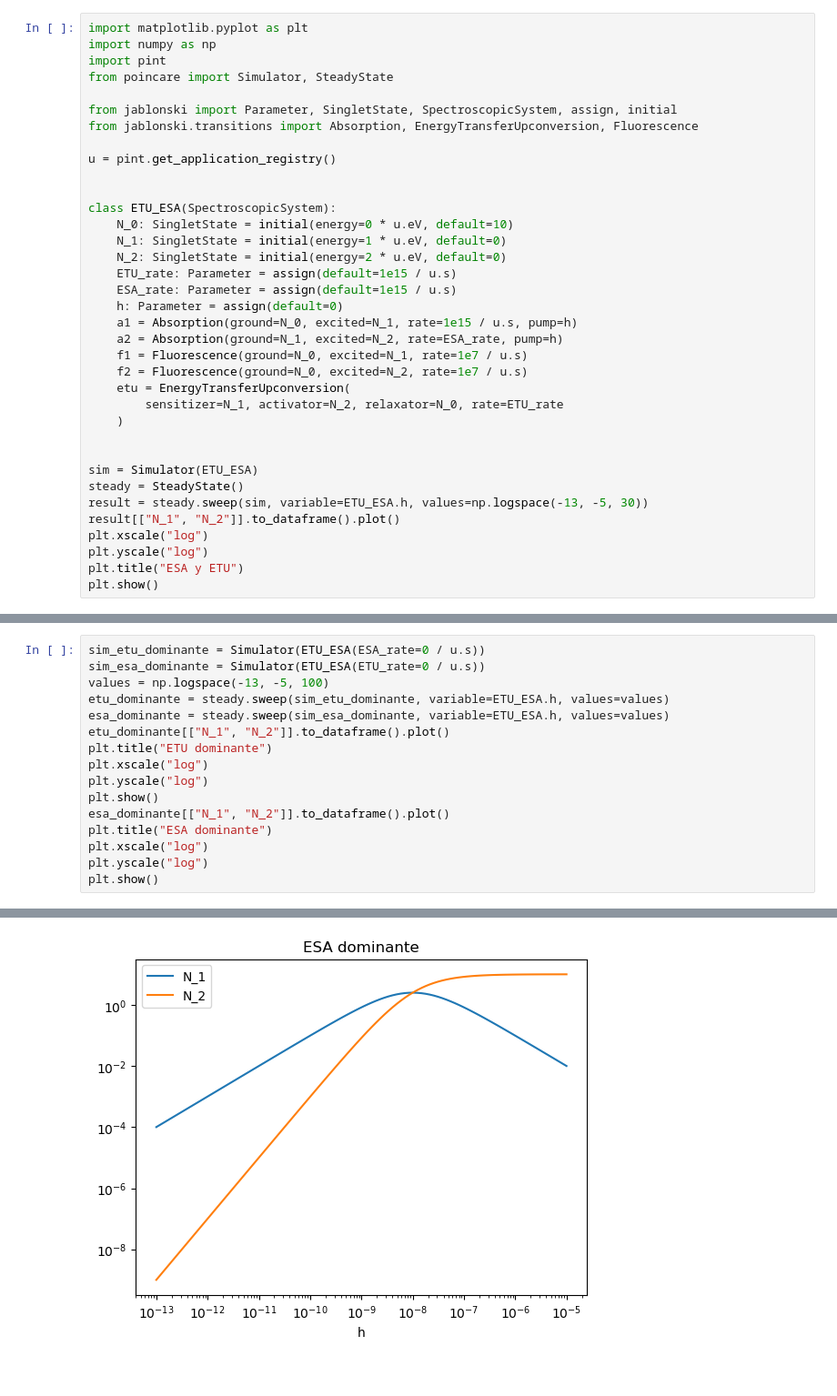
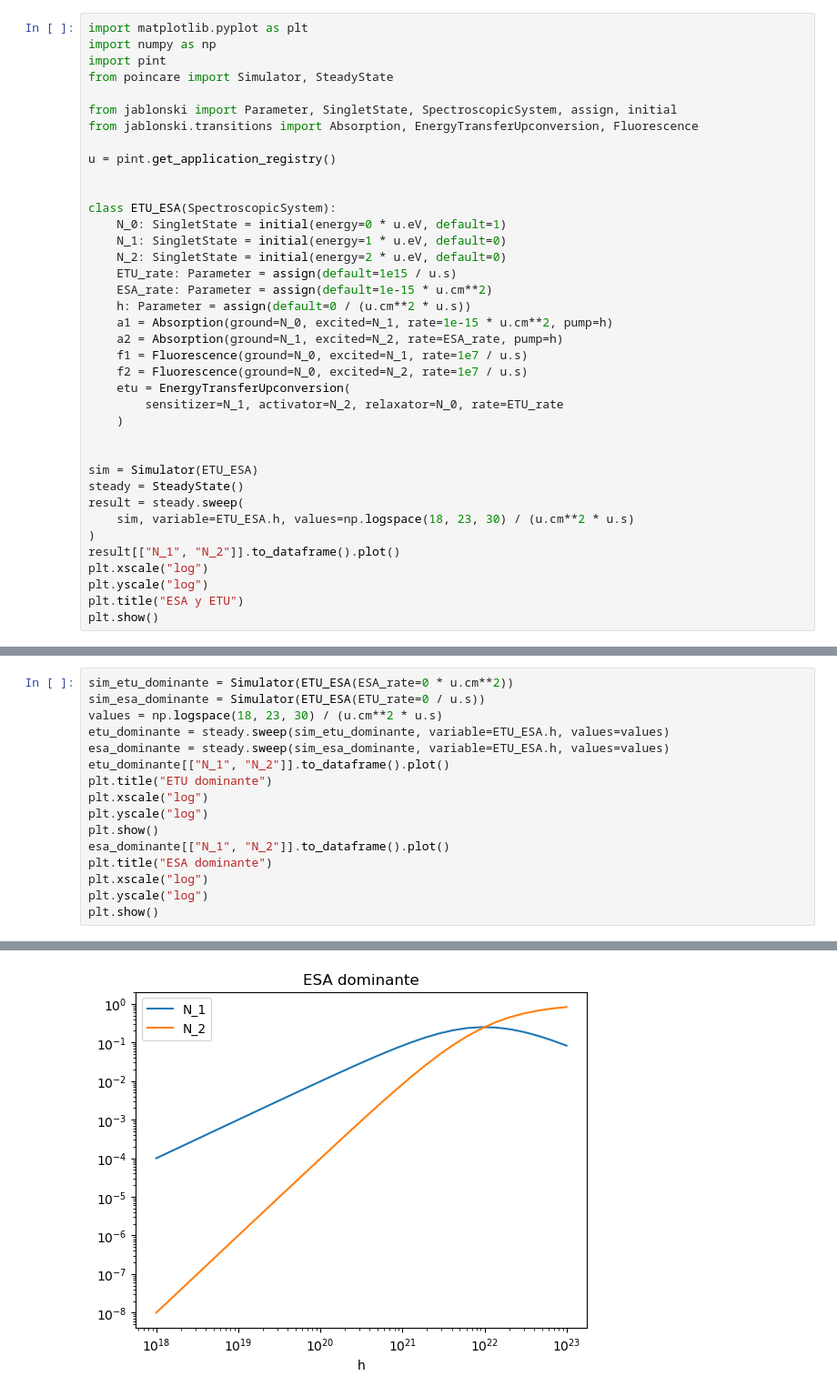
Before and after one commit to dyscolab/jablonski, a Jupyter notebook: examples/upconversion.ipynb, the cells around one changed output, grey strips where cells are left out. Shown at 91% size. Cells and saved outputs as stored; diff of their text form.

```diff
--- a/examples/upconversion.ipynb
+++ b/examples/upconversion.ipynb
@@ -11,13 +11,13 @@ u = pint.get_application_registry()
 
 
 class ETU_ESA(SpectroscopicSystem):
-    N_0: SingletState = initial(energy=0 * u.eV, default=10)
+    N_0: SingletState = initial(energy=0 * u.eV, default=1)
     N_1: SingletState = initial(energy=1 * u.eV, default=0)
     N_2: SingletState = initial(energy=2 * u.eV, default=0)
     ETU_rate: Parameter = assign(default=1e15 / u.s)
-    ESA_rate: Parameter = assign(default=1e15 / u.s)
-    h: Parameter = assign(default=0)
-    a1 = Absorption(ground=N_0, excited=N_1, rate=1e15 / u.s, pump=h)
+    ESA_rate: Parameter = assign(default=1e-15 * u.cm**2)
+    h: Parameter = assign(default=0 / (u.cm**2 * u.s))
+    a1 = Absorption(ground=N_0, excited=N_1, rate=1e-15 * u.cm**2, pump=h)
     a2 = Absorption(ground=N_1, excited=N_2, rate=ESA_rate, pump=h)
     f1 = Fluorescence(ground=N_0, excited=N_1, rate=1e7 / u.s)
     f2 = Fluorescence(ground=N_0, excited=N_2, rate=1e7 / u.s)
@@ -28,7 +28,9 @@ class ETU_ESA(SpectroscopicSystem):
 
 sim = Simulator(ETU_ESA)
 steady = SteadyState()
-result = steady.sweep(sim, variable=ETU_ESA.h, values=np.logspace(-13, -5, 30))
+result = steady.sweep(
+    sim, variable=ETU_ESA.h, values=np.logspace(18, 23, 30) / (u.cm**2 * u.s)
+)
 result[["N_1", "N_2"]].to_dataframe().plot()
 plt.xscale("log")
 plt.yscale("log")
@@ -39,7 +51,7 @@ plt.show()
 # %%
-sim_etu_dominante = Simulator(ETU_ESA(ESA_rate=0 / u.s))
+sim_etu_dominante = Simulator(ETU_ESA(ESA_rate=0 * u.cm**2))
 sim_esa_dominante = Simulator(ETU_ESA(ETU_rate=0 / u.s))
-values = np.logspace(-13, -5, 100)
+values = np.logspace(18, 23, 30) / (u.cm**2 * u.s)
 etu_dominante = steady.sweep(sim_etu_dominante, variable=ETU_ESA.h, values=values)
 esa_dominante = steady.sweep(sim_esa_dominante, variable=ETU_ESA.h, values=values)
 etu_dominante[["N_1", "N_2"]].to_dataframe().plot()
@@ -57 +69 @@ plt.show()
-[figure, old version]
+[figure, new version]
```
Also changed, not shown: parts of 2 cells of this notebook, 11 other files.
